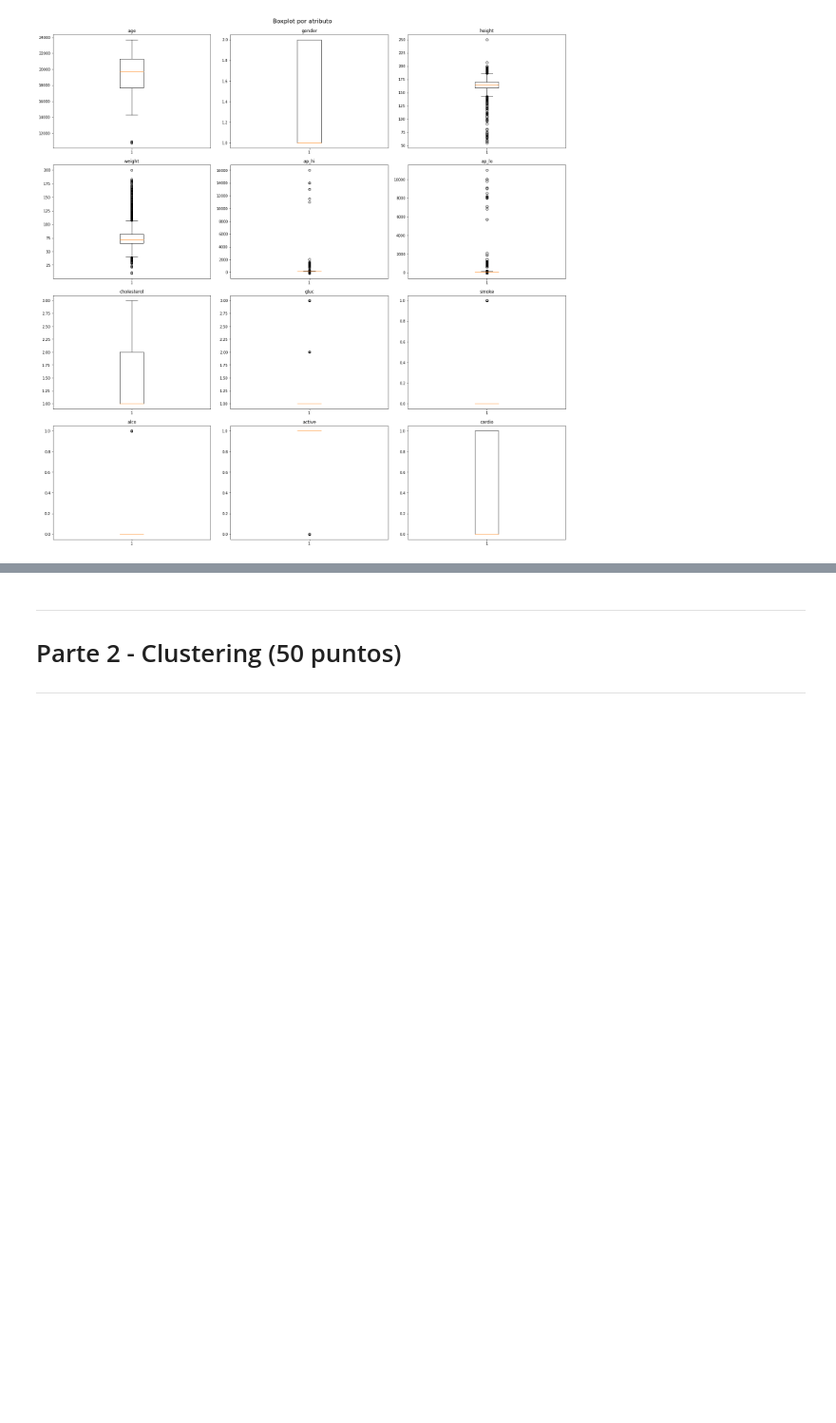
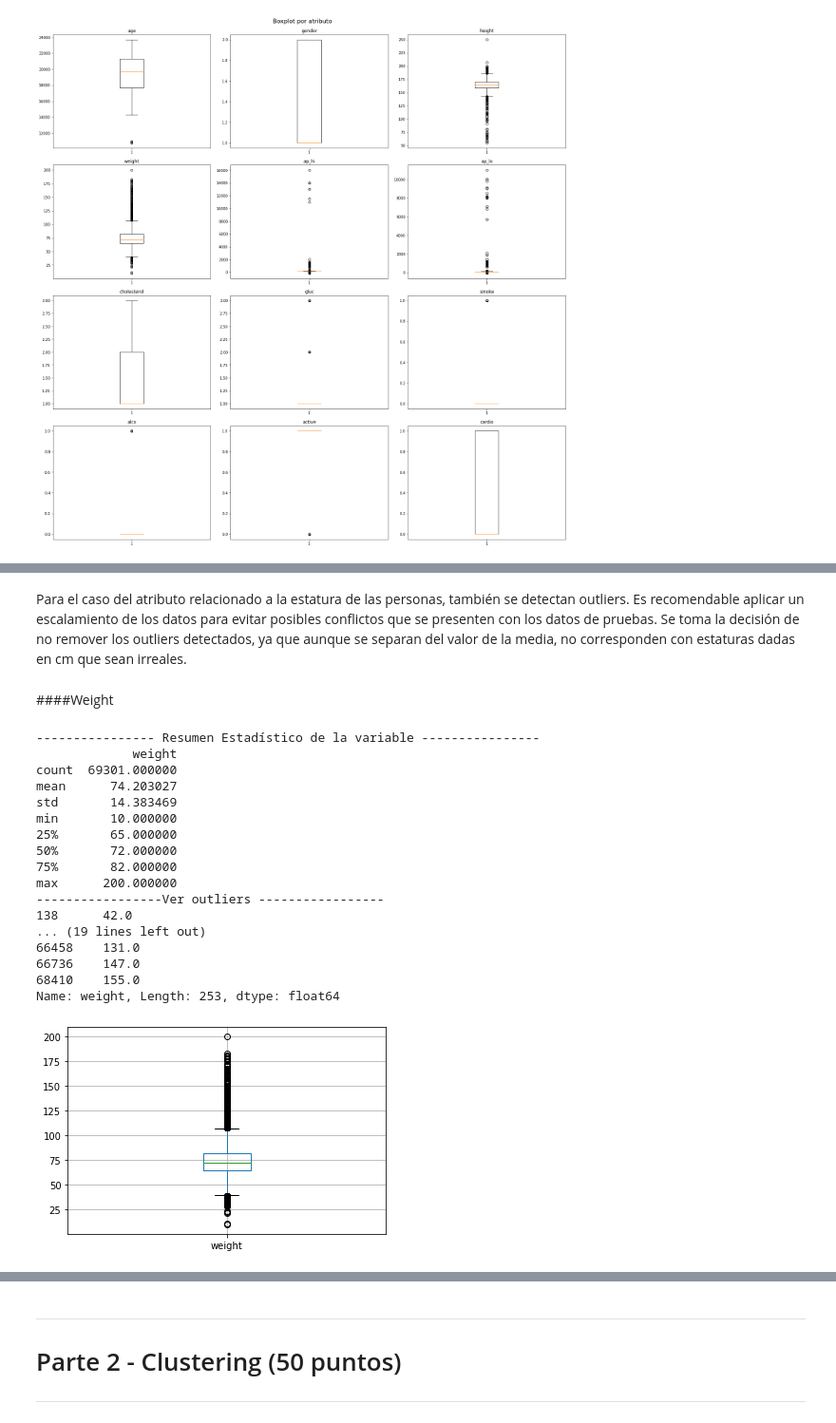
Before and after one commit to natalia0911/Tarea_Practica_3_IA, a Jupyter notebook: 2022_1_Trabajo_Practico_03_NataliaVargas_FabricioElizondo.ipynb, the cells around one changed output, grey strips where cells are left out. Shown at 95% size. Cells and saved outputs as stored; diff of their text form; code cells hidden in the pictures; blank space fills up the shorter version.

```diff
--- a/2022_1_Trabajo_Practico_03_NataliaVargas_FabricioElizondo.ipynb
+++ b/2022_1_Trabajo_Practico_03_NataliaVargas_FabricioElizondo.ipynb
@@ -136,0 +245,35 @@ for i in range(4):
+# %% [markdown]
+Para el caso del atributo relacionado a la estatura de las personas, también se detectan outliers. Es recomendable aplicar un escalamiento de los datos para evitar posibles conflictos que se presenten con los datos de pruebas. Se toma la decisión de no remover los outliers detectados, ya que aunque se separan del valor de la media, no corresponden con estaturas dadas en cm que sean irreales.
+# %% [markdown]
+####Weight
+# %%
+data = pd.DataFrame(dataset.weight)
+data.boxplot()
+
+print("---------------- Resumen Estadístico de la variable ----------------")
+print(data.describe())
+
+values = dataset.weight
+print("-----------------Ver outliers -----------------")
+#Imprimir valores que se encuentren entre dichos cuartiles
+print(values[values.between(values.quantile(0), values.quantile(.003))] )
+print(values[values.between(values.quantile(.997), values.quantile(1))] )
+# %% [output]
+---------------- Resumen Estadístico de la variable ----------------
+             weight
+count  69301.000000
+mean      74.203027
+std       14.383469
+min       10.000000
+25%       65.000000
+50%       72.000000
+75%       82.000000
+max      200.000000
+-----------------Ver outliers -----------------
+138      42.0
+... (19 lines left out)
+66458    131.0
+66736    147.0
+68410    155.0
+Name: weight, Length: 253, dtype: float64
+[figure, added]
```
Also changed, not shown: parts of 49 cells of this notebook.
